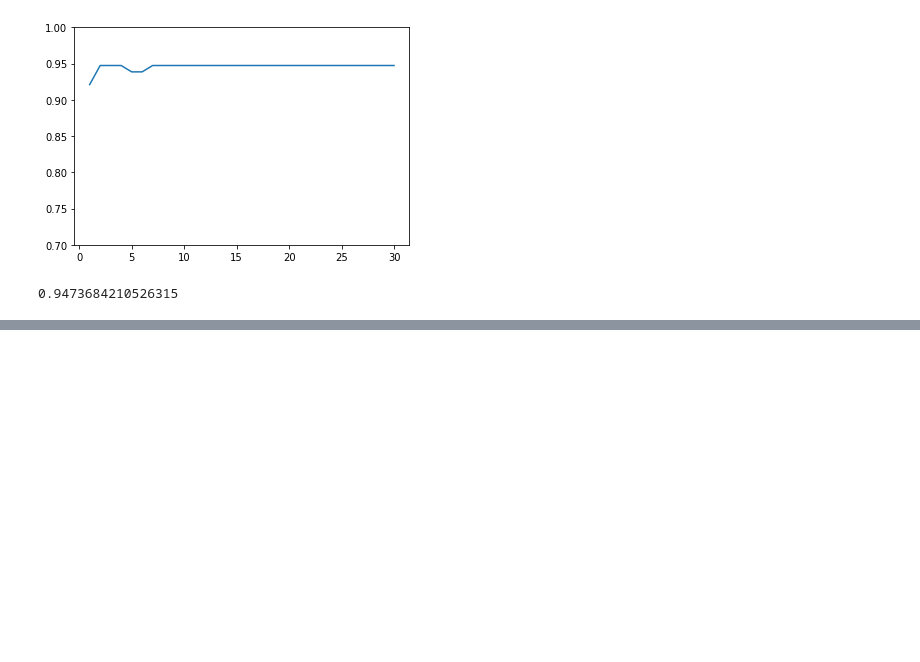
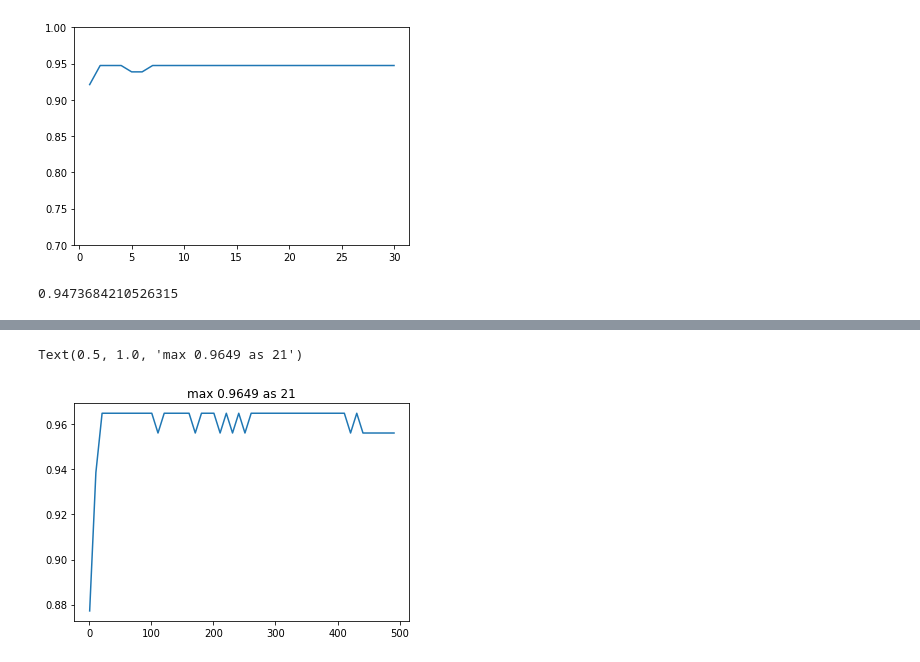
Before and after one commit to w-seo/Python, a Jupyter notebook: sklearn/scikit-learn_feature_transform_pca_nonlinear.ipynb, the cells around one changed output, grey strips where cells are left out. Saved outputs shown, nothing was run; the diff lists cells and outputs as text; code cells hidden in the pictures; blank space fills up the shorter version.

```diff
--- a/sklearn/scikit-learn_feature_transform_pca_nonlinear.ipynb
+++ b/sklearn/scikit-learn_feature_transform_pca_nonlinear.ipynb
@@ -218,0 +258,24 @@ clf.score(X_test_pca[:, 0:2], y_test)
+# %%
+scores = []
+
+n_features = X_train_poly.shape[1]
+i_range = range(1, n_features, 10)
+
+X_train_poly_pca = pca.transform(X_train_poly)
+X_test_poly_pca = pca.transform(X_test_poly)
+
+for i in i_range:
+
+    clf.fit(X_train_poly_pca[:, 0:i], y_train)
+
+    scores.append(clf.score(X_test_poly_pca[:, 0:i],
+                           y_test))
+
+scores = np.array(scores)
+# %%
+plt.plot(i_range, scores);
+plt.title("max {0:.4f} as {1}".format(scores.max(),
+                                     i_range[np.argmax(scores)]))
+# %% [output]
+Text(0.5, 1.0, 'max 0.9649 as 21')
+[figure, added]
```
Also changed, not shown: parts of 11 cells of this notebook, 1 other file.
